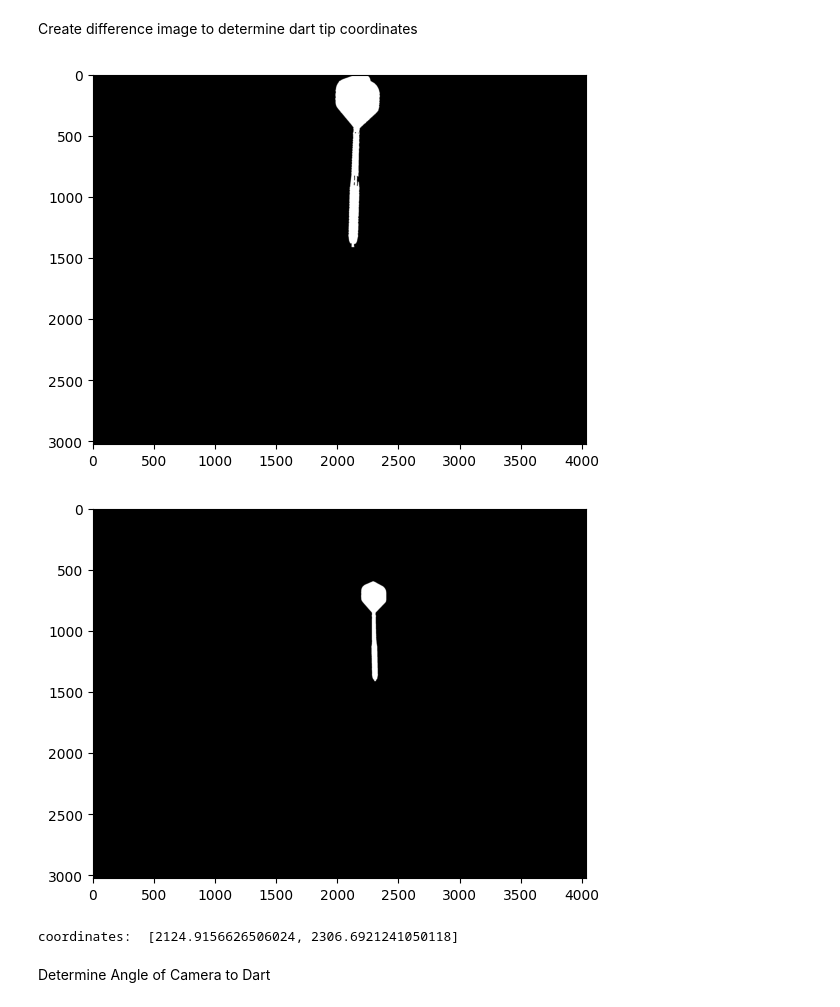
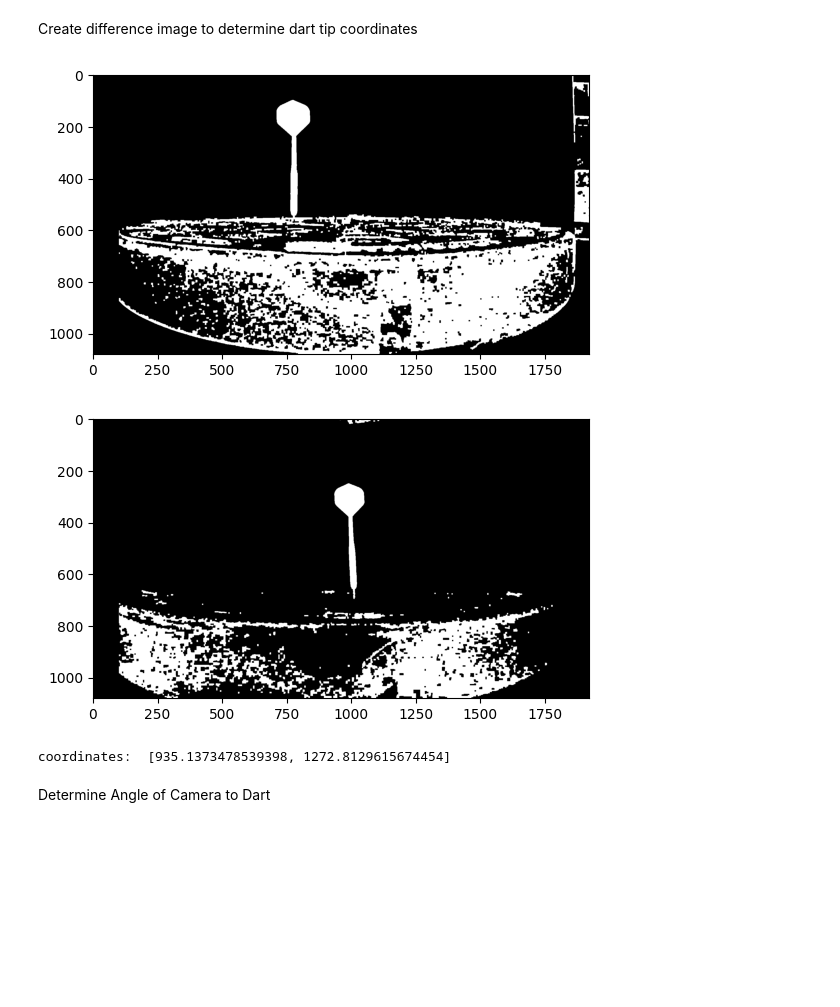
Before and after one commit to zkashef/SmokingDartsv2, a Jupyter notebook: core/proof_of_scoring.ipynb, the cells around one changed output. Drawn from its saved outputs; the diff is of its cells as text; code cells hidden in the pictures; blank space fills up the shorter version.

Commit message:
Capturing images from usb cameras

```diff
--- a/core/proof_of_scoring.ipynb
+++ b/core/proof_of_scoring.ipynb
@@ -27,26 +58,14 @@ Load image of darts representing edge of scoring area, and an image of a dart re
 # image_dartY = cv2.imread(os.path.join(parent_dir, 'images/3-2-23/', 'darty_2_1.jpeg'))
 
 
-# load dataset 3 (Black 3 in between 17 & 19)
-image_nodart = cv2.imread(os.path.join(parent_dir, 'images/3-2-23/', 'nodart_3.jpeg'))
-image_dartX = cv2.imread(os.path.join(parent_dir, 'images/3-2-23/', 'dartx_3_1.jpeg'))
-image_dartY = cv2.imread(os.path.join(parent_dir, 'images/3-2-23/', 'darty_3.jpeg'))
+# # load dataset 3 (Black 3 in between 17 & 19)
+# image_nodart = cv2.imread(os.path.join(parent_dir, 'images/3-2-23/', 'nodart_3.jpeg'))
+# image_dartX = cv2.imread(os.path.join(parent_dir, 'images/3-2-23/', 'dartx_3_1.jpeg'))
+# image_dartY = cv2.imread(os.path.join(parent_dir, 'images/3-2-23/', 'darty_3.jpeg'))
 
 
-# display images
-print("Image of nodart")
-plt.imshow(image_nodart)
-plt.show()
-
-print("Image of dartx")
-plt.plot([image_dartX.shape[1]//2, image_dartX.shape[1]//2], [0, image_dartX.shape[0]], 'r-')
-plt.imshow(image_dartX)
-plt.show()
-
-print("Image of darty")
-plt.plot([image_dartY.shape[1]//2, image_dartY.shape[1]//2], [0, image_dartY.shape[0]], 'r-')
-plt.imshow(image_dartY)
-plt.show()
-
-image_height, image_width, channels = image_nodart.shape
-print('Image Resolution: {} x {}'.format(image_width, image_height))
+# load captued images
+image_nodartX = cv2.imread(os.path.join(parent_dir, 'images/test/', 'image_nodartX.jpeg'))
+image_nodartY = cv2.imread(os.path.join(parent_dir, 'images/test/', 'image_nodartY.jpeg'))
+image_dartX = cv2.imread(os.path.join(parent_dir, 'images/test/', 'image_dartX.jpeg'))
+image_dartY = cv2.imread(os.path.join(parent_dir, 'images/test/', 'image_dartY.jpeg'))
@@ -68,38 +116,38 @@ def show_diff_image(dart, nodart):
     db = DartboardImage("x", dart, last_img=nodart)
     diff = db.get_diff_to_last_img()
 
     # set left most 100 pixels to 0
     diff[:, :100] = 0
 
     # set 1400 to image_height to 0
     diff[1415:, :] = 0
 
     # opencv dilation
     kernel = np.ones((5,5),np.uint8)
     diff = cv2.dilate(diff.astype('uint8'),kernel,iterations = 1)
 
     # opencv erosion
     kernel = np.ones((5,5),np.uint8)
     diff = cv2.erode(diff.astype('uint8'),kernel,iterations = 1)
 
     # get the tip
     isolated_dart_tip = isolate_dart_tip(diff)
     y_coordinate, x_coordinate = center_of_mass(isolated_dart_tip)
 
     # show image diff
     plt.imshow(diff, cmap='gray')
     plt.show()
     return x_coordinate
 
 
-x = show_diff_image(image_dartX, image_nodart)
-y = show_diff_image(image_dartY, image_nodart)
+x = show_diff_image(image_dartX, image_nodartX)
+y = show_diff_image(image_dartY, image_nodartY)
 darttip_pixel_coordinates = [x, y]
 print("coordinates: ", darttip_pixel_coordinates)
 # %% [output]
-[figure, old version]
+[figure, new version]
-[figure, old version]
+[figure, new version]
-coordinates:  [2124.9156626506024, 2306.6921241050118]
+coordinates:  [935.1373478539398, 1272.8129615674454]
 # %% [markdown]
 Determine Angle of Camera to Dart
 # %%
```
Also changed, not shown: parts of 12 cells of this notebook, 9 other files.
